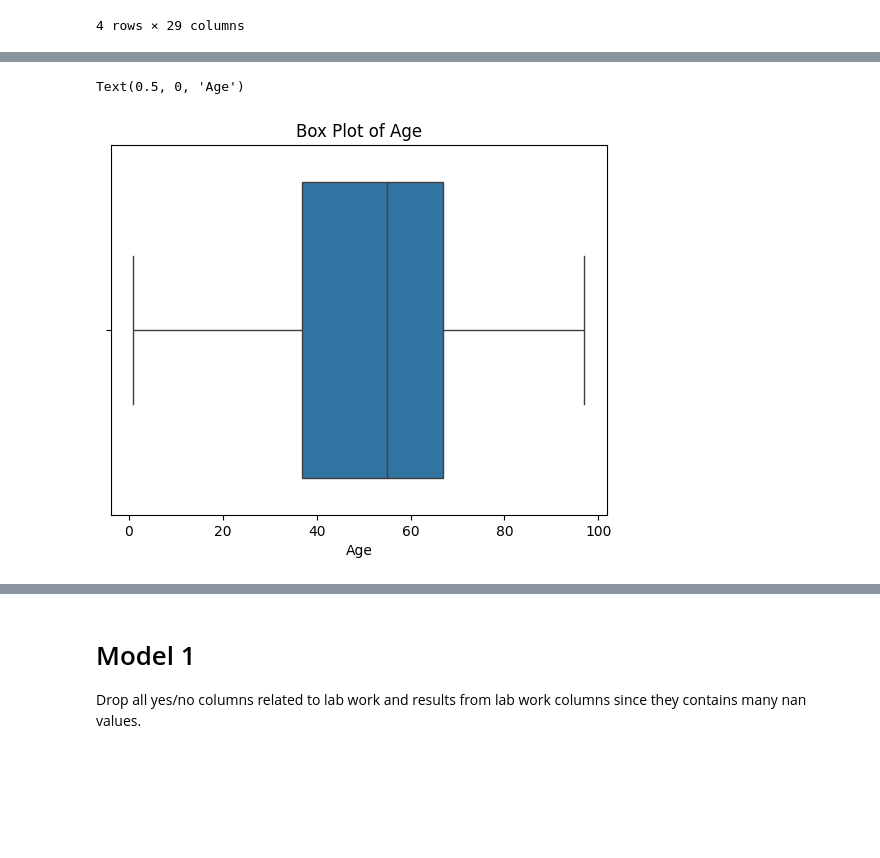
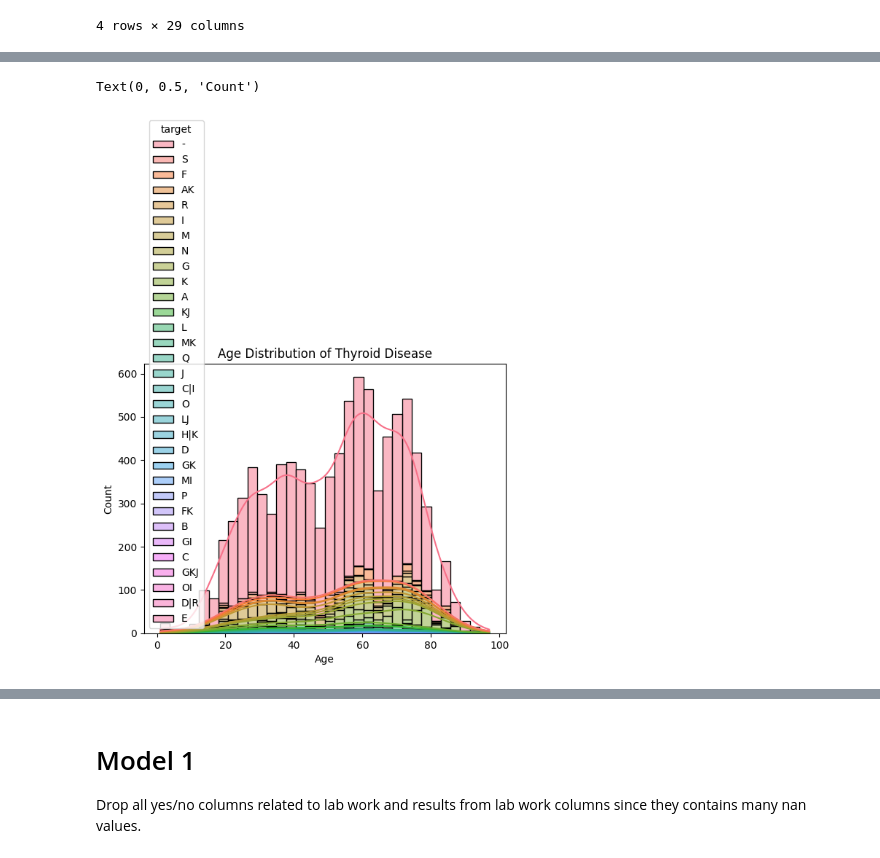
Before and after one commit to sangtr-n/Math189-FinalProject, a Jupyter notebook: ProjectThyroid_C10.ipynb, the cells around one changed output, grey strips where cells are left out. Drawn from its saved outputs; the diff is of its cells as text; code cells hidden in the pictures; blank space fills up the shorter version.

```diff
--- a/ProjectThyroid_C10.ipynb
+++ b/ProjectThyroid_C10.ipynb
@@ -237,6 +236,9 @@ df.drop(columns=['patient_id'], inplace=True)
 # %%
 # drop referral_source columns
 df.drop(columns=['referral_source'], inplace=True)
+# %%
+# convert to categorical variables
+df['sex'] = df['sex'].astype('category')
 # %%
 df.replace({'t': 1, 'f': 0}, inplace=True)
 # %%
@@ -340,8 +375,9 @@ df = df.drop(age_outliers.index)
 # %%
-sns.boxplot(x=df['age'])
-plt.title('Box Plot of Age')
+sns.histplot(df, x='age', hue='target', multiple='stack', kde=True)
+plt.title('Age Distribution of Thyroid Disease')
 plt.xlabel('Age')
+plt.ylabel('Count')
 # %% [output]
-Text(0.5, 0, 'Age')
+Text(0, 0.5, 'Count')
-[figure, old version]
+[figure, new version]
 # %%
```
Also changed, not shown: parts of 17 cells of this notebook.
